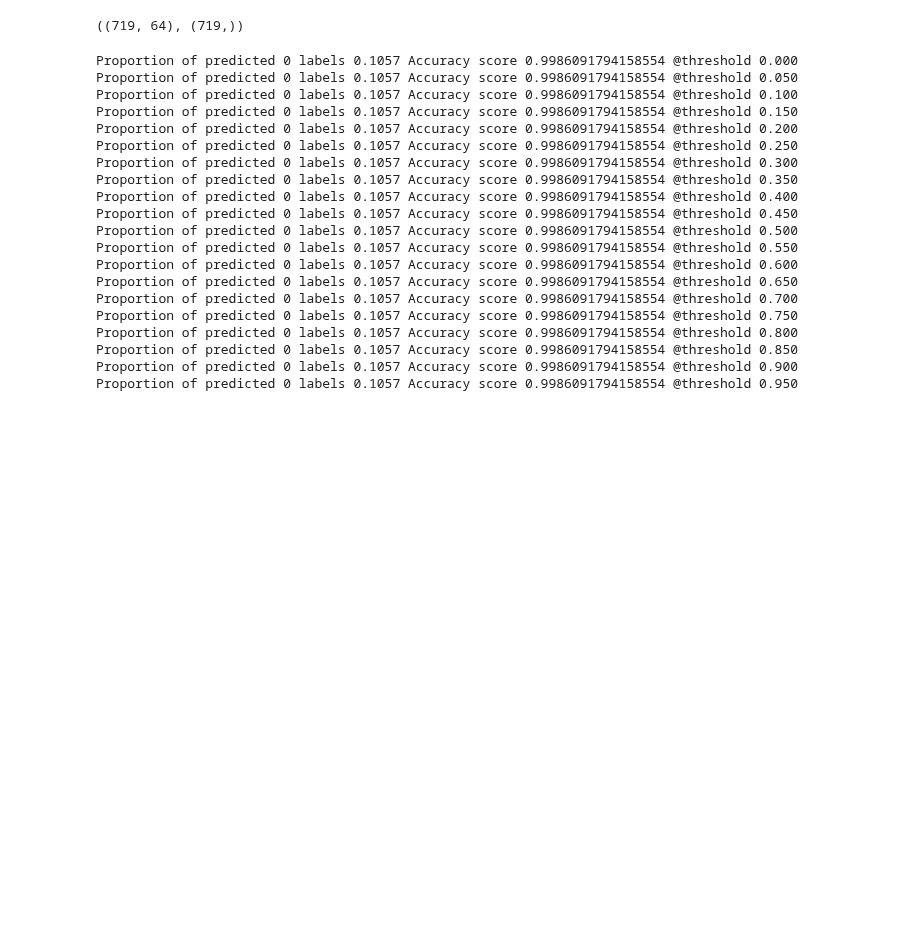
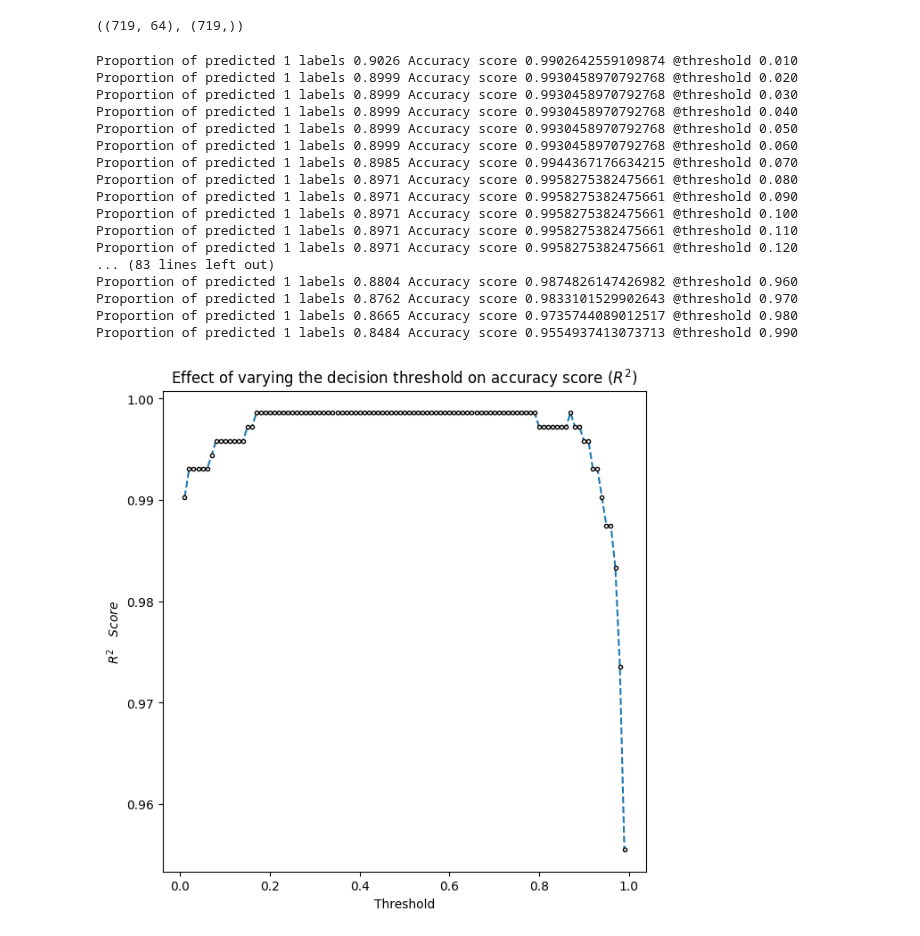
Before and after one commit to anoban/Applied-Machine-Learning-in-Python, a Jupyter notebook: anoban/Classifier Decision Functions.ipynb, the cells around one changed output. Drawn from its saved outputs; the diff is of its cells as text; code cells hidden in the pictures; blank space fills up the shorter version.

```diff
--- a/anoban/Classifier Decision Functions.ipynb
+++ b/anoban/Classifier Decision Functions.ipynb
@@ -119,30 +127,41 @@ test_x.shape, test_y.shape
 ((719, 64), (719,))
 # %%
 # 1 is the label with highest frequency.
+ascores = []
 
-for prob in np.arange(0, 1, step = 0.05):
-    preds = np.argmax((svc.predict_proba(test_x) - prob), axis = 1)
-    _, counts = np.unique(preds, return_counts = True)
-    # print(preds.shape)
-    print(f"Proportion of predicted 0 labels {counts[0] / sum(counts):.4f} Accuracy score {accuracy_score(test_y, preds)} @threshold {prob:.3f}")
+for prob in np.arange(0.01, 1, step = 0.01):
+    preds = np.array(list(map(lambda lst: 1 if (lst[1] > prob) else 0, svc.predict_proba(test_x))))
+    labels, counts = np.unique(preds, return_counts = True)
+    ascore = accuracy_score(test_y, preds)
+    ascores.append((prob, ascore))
+    print(f"Proportion of predicted 1 labels {counts[1] / sum(counts):.4f} Accuracy score {ascore} @threshold {prob:.3f}")
 # %% [output]
-Proportion of predicted 0 labels 0.1057 Accuracy score 0.9986091794158554 @threshold 0.000
-Proportion of predicted 0 labels 0.1057 Accuracy score 0.9986091794158554 @threshold 0.050
-Proportion of predicted 0 labels 0.1057 Accuracy score 0.9986091794158554 @threshold 0.100
-Proportion of predicted 0 labels 0.1057 Accuracy score 0.9986091794158554 @threshold 0.150
-Proportion of predicted 0 labels 0.1057 Accuracy score 0.9986091794158554 @threshold 0.200
-Proportion of predicted 0 labels 0.1057 Accuracy score 0.9986091794158554 @threshold 0.250
-Proportion of predicted 0 labels 0.1057 Accuracy score 0.9986091794158554 @threshold 0.300
-Proportion of predicted 0 labels 0.1057 Accuracy score 0.9986091794158554 @threshold 0.350
-Proportion of predicted 0 labels 0.1057 Accuracy score 0.9986091794158554 @threshold 0.400
-Proportion of predicted 0 labels 0.1057 Accuracy score 0.9986091794158554 @threshold 0.450
-Proportion of predicted 0 labels 0.1057 Accuracy score 0.9986091794158554 @threshold 0.500
-Proportion of predicted 0 labels 0.1057 Accuracy score 0.9986091794158554 @threshold 0.550
-Proportion of predicted 0 labels 0.1057 Accuracy score 0.9986091794158554 @threshold 0.600
-Proportion of predicted 0 labels 0.1057 Accuracy score 0.9986091794158554 @threshold 0.650
-Proportion of predicted 0 labels 0.1057 Accuracy score 0.9986091794158554 @threshold 0.700
-Proportion of predicted 0 labels 0.1057 Accuracy score 0.9986091794158554 @threshold 0.750
-Proportion of predicted 0 labels 0.1057 Accuracy score 0.9986091794158554 @threshold 0.800
-Proportion of predicted 0 labels 0.1057 Accuracy score 0.9986091794158554 @threshold 0.850
-Proportion of predicted 0 labels 0.1057 Accuracy score 0.9986091794158554 @threshold 0.900
-Proportion of predicted 0 labels 0.1057 Accuracy score 0.9986091794158554 @threshold 0.950
+Proportion of predicted 1 labels 0.9026 Accuracy score 0.9902642559109874 @threshold 0.010
+Proportion of predicted 1 labels 0.8999 Accuracy score 0.9930458970792768 @threshold 0.020
+Proportion of predicted 1 labels 0.8999 Accuracy score 0.9930458970792768 @threshold 0.030
+Proportion of predicted 1 labels 0.8999 Accuracy score 0.9930458970792768 @threshold 0.040
+Proportion of predicted 1 labels 0.8999 Accuracy score 0.9930458970792768 @threshold 0.050
+Proportion of predicted 1 labels 0.8999 Accuracy score 0.9930458970792768 @threshold 0.060
+Proportion of predicted 1 labels 0.8985 Accuracy score 0.9944367176634215 @threshold 0.070
+Proportion of predicted 1 labels 0.8971 Accuracy score 0.9958275382475661 @threshold 0.080
+Proportion of predicted 1 labels 0.8971 Accuracy score 0.9958275382475661 @threshold 0.090
+Proportion of predicted 1 labels 0.8971 Accuracy score 0.9958275382475661 @threshold 0.100
+Proportion of predicted 1 labels 0.8971 Accuracy score 0.9958275382475661 @threshold 0.110
+Proportion of predicted 1 labels 0.8971 Accuracy score 0.9958275382475661 @threshold 0.120
+... (83 lines left out)
+Proportion of predicted 1 labels 0.8804 Accuracy score 0.9874826147426982 @threshold 0.960
+Proportion of predicted 1 labels 0.8762 Accuracy score 0.9833101529902643 @threshold 0.970
+Proportion of predicted 1 labels 0.8665 Accuracy score 0.9735744089012517 @threshold 0.980
+Proportion of predicted 1 labels 0.8484 Accuracy score 0.9554937413073713 @threshold 0.990
+# %%
+ascores = np.array(ascores)
+# %%
+fig, axes = plt.subplots()
+fig.set_size_inches(7, 7)
+axes.plot(ascores[:, 0], ascores[:, 1], mfc = "white", mec = "black", linestyle = "--", marker = "o", ms = 3)
+axes.set_xlabel("Threshold")
+axes.set_ylabel("$R^{2}\hspace{1}Score$")
+axes.set_title("Effect of varying the decision threshold on accuracy score ($R^{2}$)")
+plt.show()
+# %% [output]
+[figure, added]
```
Also changed, not shown: parts of 6 cells of this notebook, 1 other file.
